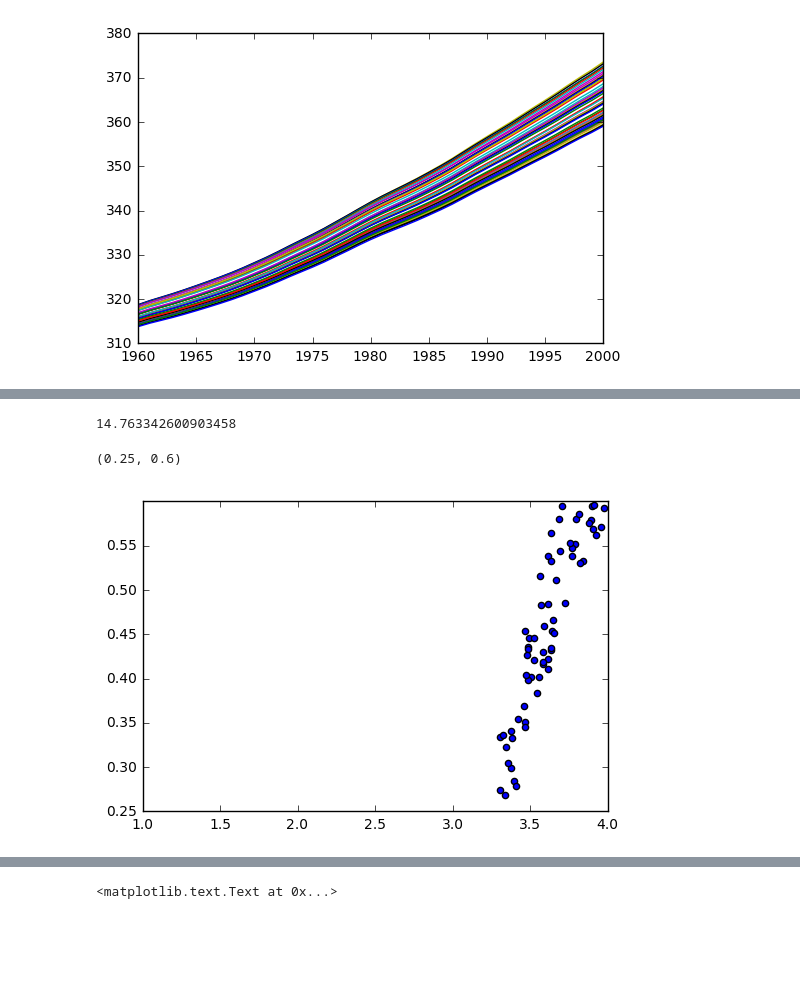
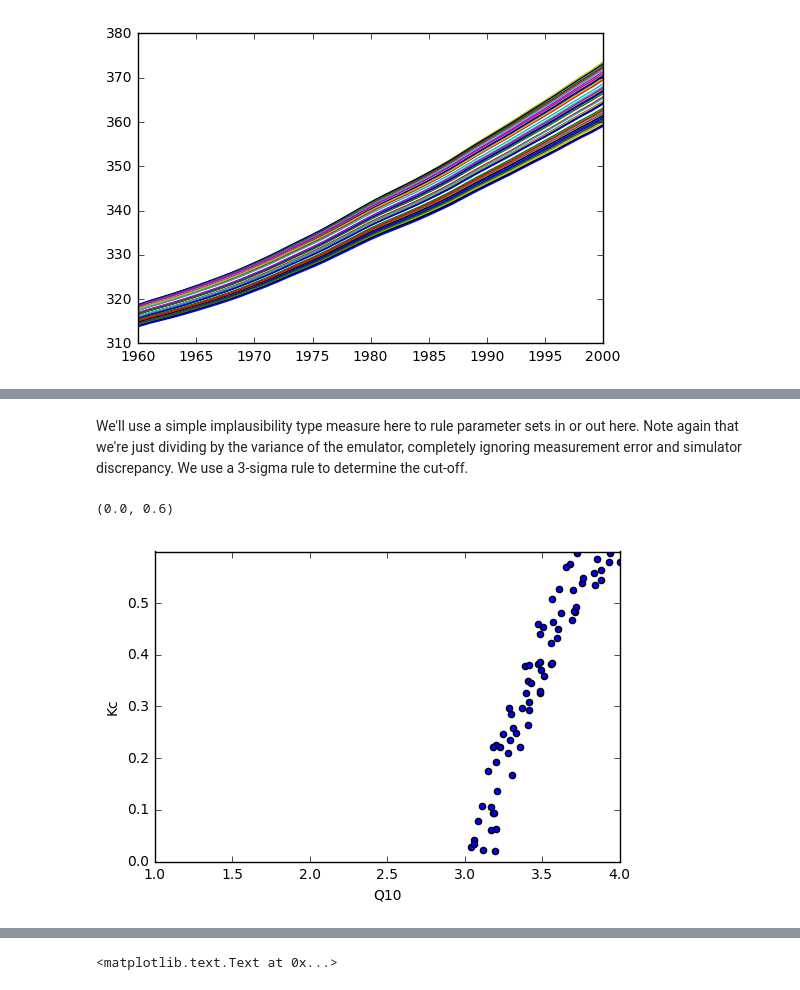
Before and after one commit to rich-d-wilkinson/PEN_Labs, a Jupyter notebook: PEN_Lab3.ipynb, the cells around one changed output, grey strips where cells are left out. Saved outputs shown, nothing was run; the diff lists cells and outputs as text; code cells hidden in the pictures; blank space fills up the shorter version.

```diff
--- a/PEN_Lab3.ipynb
+++ b/PEN_Lab3.ipynb
@@ -6,6 +39,6 @@ import GPy
 # %%
-#y = np.genfromtxt('https://raw.githubusercontent.com/rich-d-wilkinson/PEN_Labs/master/UVic_y.csv', delimiter=',', skip_header=1)
-y = np.genfromtxt('simco2.csv', delimiter=',', skip_header=1)
+y = np.genfromtxt('https://raw.githubusercontent.com/rich-d-wilkinson/PEN_Labs/master/simco2.csv', delimiter=',', skip_header=1)
+#y = np.genfromtxt('simco2.csv', delimiter=',', skip_header=1)
 y=y.T
 y=y[1:,:]
 for i in range(y.shape[0]):
@@ -16,9 +51,8 @@ plt.show()
 # %%
-yobs = np.genfromtxt('fieldco2.csv', delimiter=',', skip_header=1)
+yobs = np.genfromtxt('https://raw.githubusercontent.com/rich-d-wilkinson/PEN_Labs/master/fieldco2.csv', delimiter=',', skip_header=1)
 yobs=yobs[:,1]
-print(yobs)
 for i in range(y.shape[0]):
     plt.plot(np.arange(1960, 2001,1), y[i,:], linewidth=0.2 )
-plt.scatter(np.arange(1960, 2001,1), yobs[keep])
+plt.scatter(np.arange(1960, 2001,1), yobs)
 plt.show()
 # %% [output]
@@ -84,8 +144,4 @@ $Q_10\sim U[1,4] \qquad K_c \sim U[0.25, 0.6]$
 # %%
 Q10 = np.random.rand(1000,1)*3+1
-Kc = np.random.rand(1000,1)*0.35+0.25
+Kc = np.random.rand(1000,1)*0.6+0.0
 Xpred = np.concatenate((Q10, Kc), axis=1)
-# %%
-yobs_proj[0,0]
-# %% [output]
-14.763342600903458
@@ -92,14 +150,14 @@ yobs_proj[0,0]
+# %% [markdown]
+We'll use a simple implausibility type measure here to rule parameter sets in or out here. Note again that we're just dividing by the variance of the emulator, completely ignoring measurement error and simulator discrepancy. We use a 3-sigma rule to determine the cut-off.
 # %%
-mu, V = m1.predict(Xpred)
-
 Implausibility = (mu-yobs_proj[0,0])**2/(V)
 keep = Implausibility<=3**2
-keep.shape
-Xpred.shape
 plt.scatter(Xpred[keep.flatten(),0], Xpred[keep.flatten(),1])
+plt.xlabel('Q10')
+plt.ylabel('Kc')
 axes=plt.gca()
 axes.set_xlim(1,4)
-axes.set_ylim(0.25,0.6)
+axes.set_ylim(0.0,0.6)
 # %% [output]
-(0.25, 0.6)
+(0.0, 0.6)
-[figure, old version]
+[figure, new version]
```
Also changed, not shown: parts of 44 cells of this notebook.
